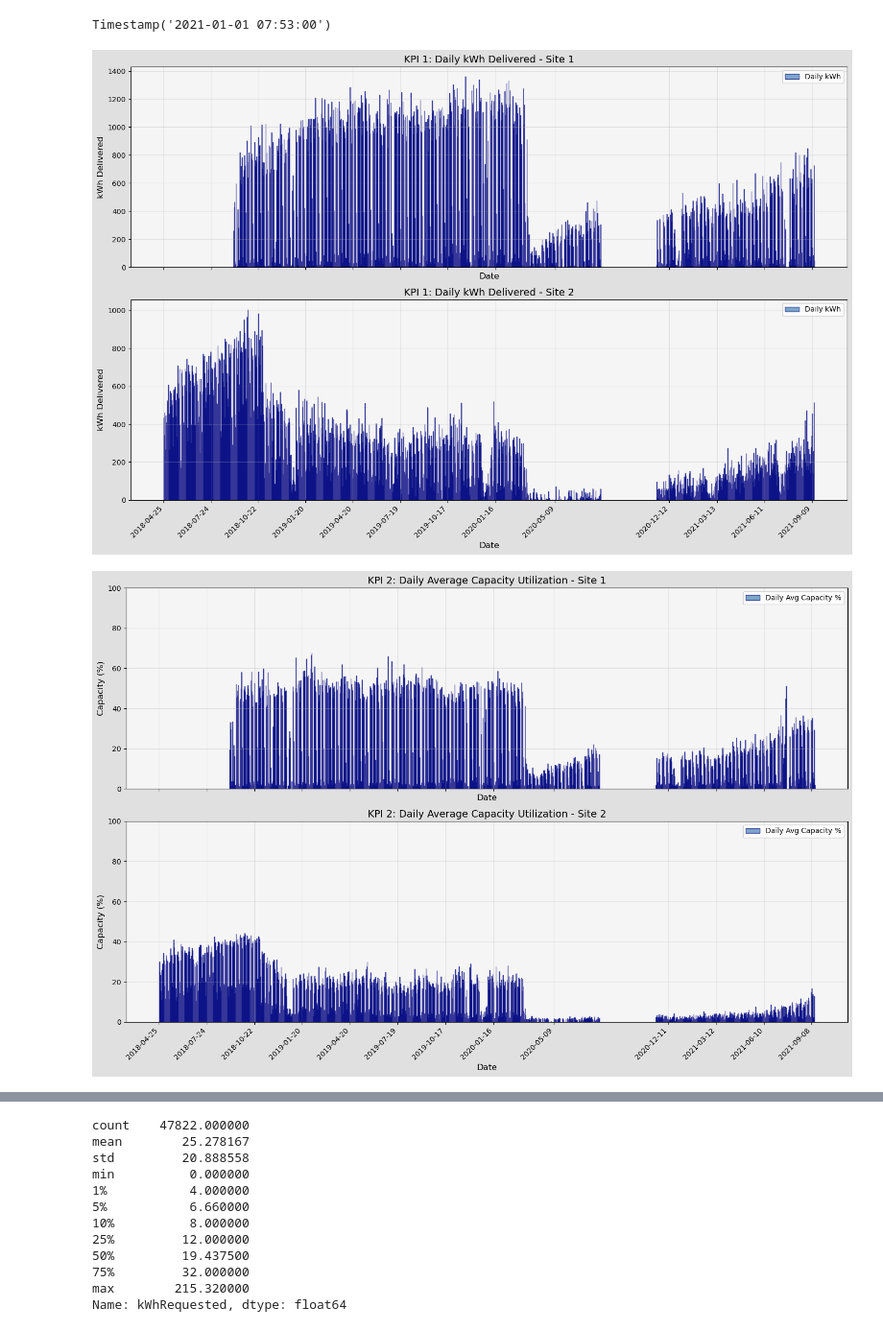
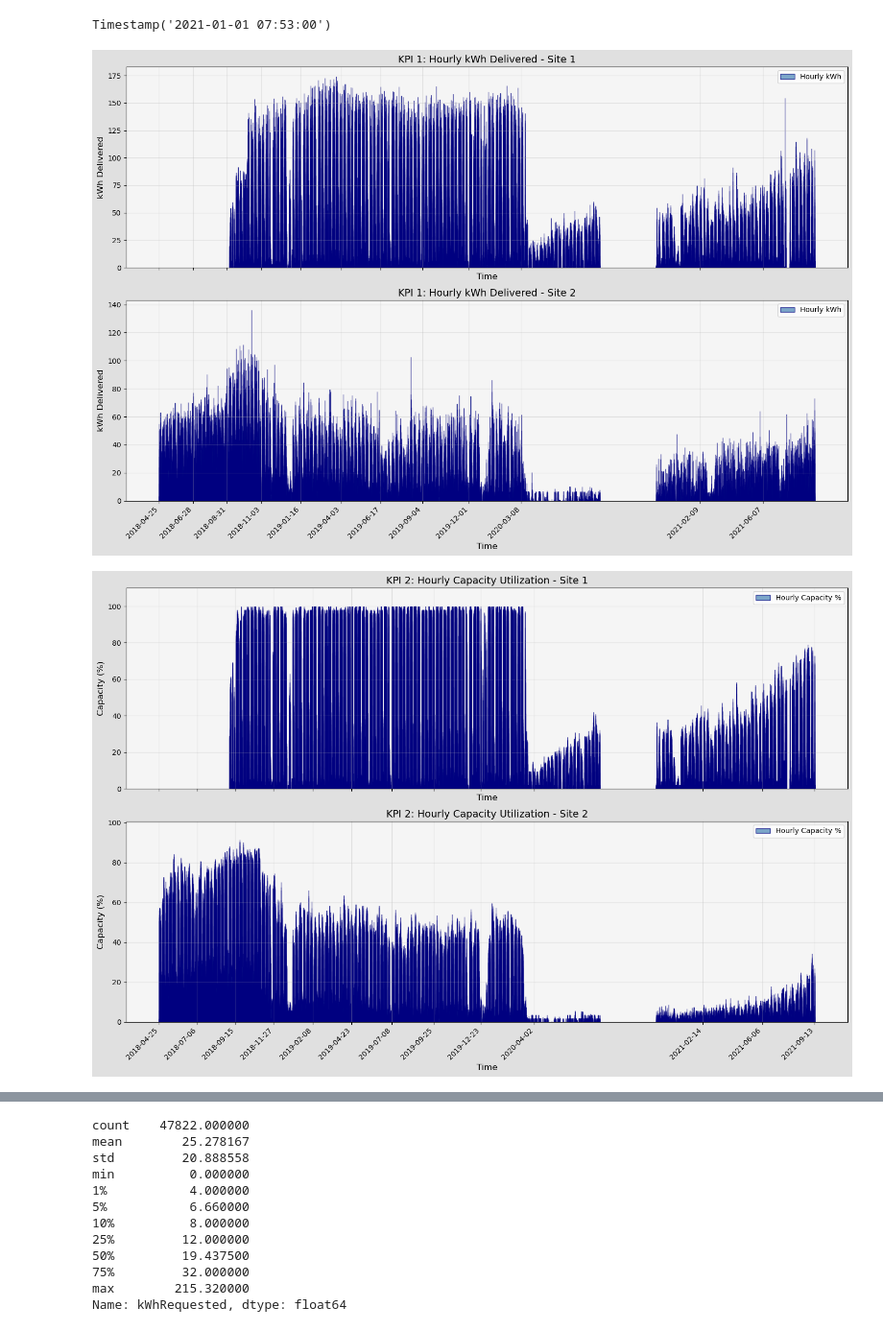
Before and after one commit to dfd0430/wiso, a Jupyter notebook: main.ipynb, the cells around one changed output, grey strips where cells are left out. Shown at 96% size. Cells and saved outputs as stored; diff of their text form; code cells hidden in the pictures.

Commit message:
change back both kpi 1 and 2 back to hourly

```diff
--- a/main.ipynb
+++ b/main.ipynb
@@ -159,14 +159,8 @@ for _, row in df.iterrows():
 usage_df = pd.DataFrame(rows)
 hourly_kwh = usage_df.groupby(['siteID', 'hour'])['kWh_hourly'].sum().reset_index()
 
-# Aggregate to daily for visualization
-hourly_kwh['date'] = pd.to_datetime(hourly_kwh['hour']).dt.date
-daily_kwh = hourly_kwh.groupby(['siteID', 'date'])['kWh_hourly'].sum().reset_index()
-daily_kwh.columns = ['siteID', 'date', 'daily_kWh']
-daily_kwh['date'] = pd.to_datetime(daily_kwh['date'])
-
-# Plotting - separate graph for each site
-site_ids = sorted(daily_kwh['siteID'].unique())
+# Plotting - separate graph for each site (hourly)
+site_ids = sorted(hourly_kwh['siteID'].unique())
 fig, axes = plt.subplots(len(site_ids), 1, figsize=(15, 5 * len(site_ids)), sharex=True)
 fig.patch.set_facecolor('#E0E0E0')
 
@@ -174,27 +168,27 @@ if len(site_ids) == 1:
     axes = [axes]
 
 for ax, site_id in zip(axes, site_ids):
-    site_data = daily_kwh[daily_kwh['siteID'] == site_id].sort_values('date')
+    site_data = hourly_kwh[hourly_kwh['siteID'] == site_id].sort_values('hour')
 
     ax.set_facecolor('#F5F5F5')
-    ax.bar(site_data['date'], site_data['daily_kWh'],
-           width=0.6, color='steelblue', edgecolor='navy', alpha=0.7, label='Daily kWh')
+    ax.bar(site_data['hour'], site_data['kWh_hourly'],
+           width=0.04, color='steelblue', edgecolor='navy', alpha=0.7, label='Hourly kWh')
 
-    ax.set_title(f'KPI 1: Daily kWh Delivered - Site {site_id}', fontsize=14)
-    ax.set_xlabel('Date', fontsize=12)
+    ax.set_title(f'KPI 1: Hourly kWh Delivered - Site {site_id}', fontsize=14)
+    ax.set_xlabel('Time', fontsize=12)
     ax.set_ylabel('kWh Delivered', fontsize=12)
     ax.grid(True, alpha=0.3)
     ax.legend(loc='upper right')
 
     tick_interval = max(len(site_data)//12, 1)
-    ax.set_xticks(site_data['date'].iloc[::tick_interval])
-    ax.set_xticklabels([d.strftime('%Y-%m-%d') for d in site_data['date'].iloc[::tick_interval]],
+    ax.set_xticks(site_data['hour'].iloc[::tick_interval])
+    ax.set_xticklabels([d.strftime('%Y-%m-%d') for d in site_data['hour'].iloc[::tick_interval]],
                        rotation=45, ha='right')
 
 plt.tight_layout()
 plt.show()
 # %% [output]
-[figure, old version]
+[figure, new version]
 # %%
 # KPI 2: Hourly Capacity Utilization
 # Calculated analogous to KPI 1
@@ -223,46 +217,41 @@ for _, row in df.iterrows():
         overlap = (min(end, hour_end) - max(start, hour_start)).total_seconds() / 3600
         if overlap > 0:
             rows.append({'siteID': site, 'hour': hour, 'fraction': overlap})
 
 usage_df = pd.DataFrame(rows)
 hourly_usage = usage_df.groupby(['siteID', 'hour'])['fraction'].sum().reset_index()
 
 hourly_usage['capacity_percent'] = hourly_usage.apply(lambda x: (x['fraction'] / total_stations[x['siteID']]) * 100, axis=1)
 hourly_usage['hour'] = pd.to_datetime(hourly_usage['hour'])
 
-# Aggregate to daily for visualization
-hourly_usage['date'] = hourly_usage['hour'].dt.date
-daily_capacity = hourly_usage.groupby(['siteID', 'date'])['capacity_percent'].mean().reset_index()
-daily_capacity['date'] = pd.to_datetime(daily_capacity['date'])
-
-# Plotting - separate graph for each site
-site_ids = sorted(daily_capacity['siteID'].unique())
+# Plotting - separate graph for each site (hourly)
+site_ids = sorted(hourly_usage['siteID'].unique())
 fig, axes = plt.subplots(len(site_ids), 1, figsize=(15, 5 * len(site_ids)), sharex=True)
 fig.patch.set_facecolor('#E0E0E0')
 
 if len(site_ids) == 1:
     axes = [axes]
 
 for ax, site_id in zip(axes, site_ids):
-    site_data = daily_capacity[daily_capacity['siteID'] == site_id].sort_values('date')
+    site_data = hourly_usage[hourly_usage['siteID'] == site_id].sort_values('hour')
 
     ax.set_facecolor('#F5F5F5')
-    ax.bar(site_data['date'], site_data['capacity_percent'],
-           width=0.6, color='steelblue', edgecolor='navy', alpha=0.7, label='Daily Avg Capacity %')
+    ax.bar(site_data['hour'], site_data['capacity_percent'],
+           width=0.04, color='steelblue', edgecolor='navy', alpha=0.7, label='Hourly Capacity %')
 
-    ax.set_title(f'KPI 2: Daily Average Capacity Utilization - Site {site_id}', fontsize=14)
-    ax.set_xlabel('Date', fontsize=12)
+    ax.set_title(f'KPI 2: Hourly Capacity Utilization - Site {site_id}', fontsize=14)
+    ax.set_xlabel('Time', fontsize=12)
     ax.set_ylabel('Capacity (%)', fontsize=12)
-    ax.set_ylim(0, 100)
+    ax.set_ylim(0, max(100, site_data['capacity_percent'].max() * 1.1))
     ax.grid(True, alpha=0.3)
     ax.legend(loc='upper right')
 
     tick_interval = max(len(site_data)//12, 1)
-    ax.set_xticks(site_data['date'].iloc[::tick_interval])
-    ax.set_xticklabels([d.strftime('%Y-%m-%d') for d in site_data['date'].iloc[::tick_interval]],
+    ax.set_xticks(site_data['hour'].iloc[::tick_interval])
+    ax.set_xticklabels([d.strftime('%Y-%m-%d') for d in site_data['hour'].iloc[::tick_interval]],
                        rotation=45, ha='right')
 
 plt.tight_layout()
 plt.show()
 # %% [output]
-[figure, old version]
+[figure, new version]
```
Also changed, not shown: parts of 2 cells of this notebook.
